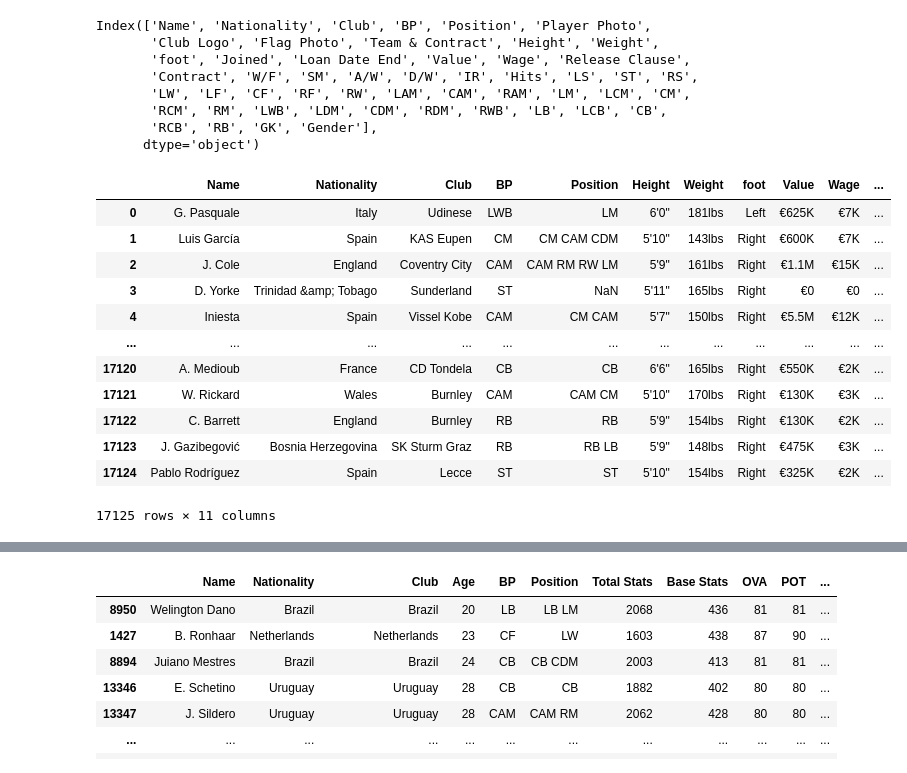
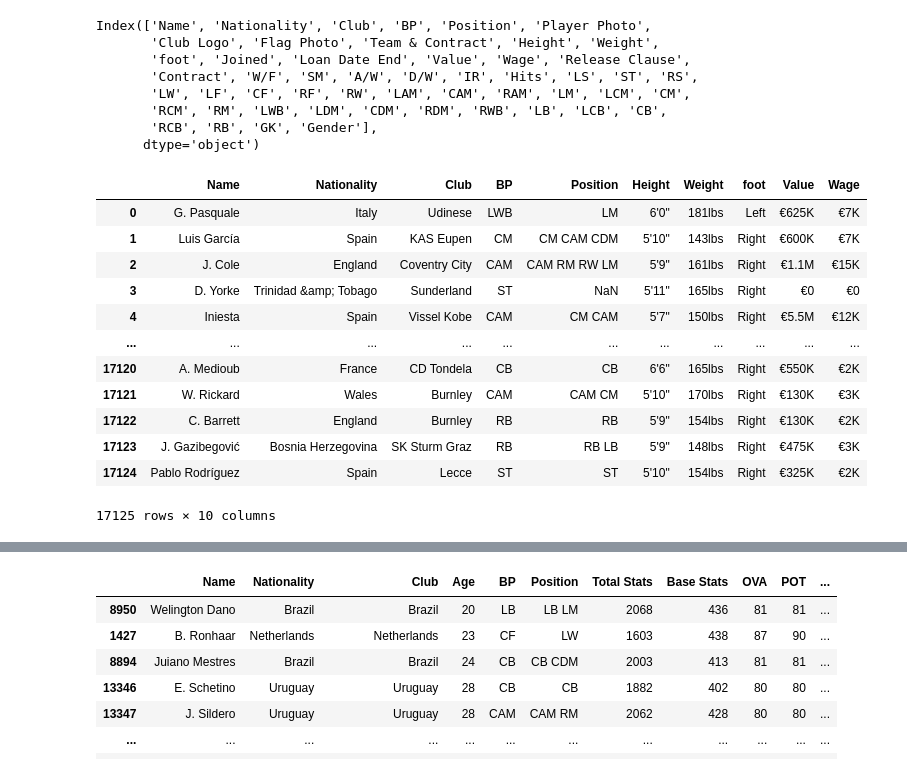
Before and after one commit to RaulRla/Fifa21_Project, a Jupyter notebook: Fifa project.ipynb, the cells around one changed output, grey strips where cells are left out. Cells and saved outputs as stored; diff of their text form; code cells hidden in the pictures.

```diff
--- a/Fifa project.ipynb
+++ b/Fifa project.ipynb
@@ -139,24 +140,24 @@ Index(['Name', 'Nationality', 'Club', 'BP', 'Position', 'Player Photo',
 # %%
 fifa21_male2_categorical.drop(columns=['Joined', 'Loan Date End','Player Photo',
        'Team & Contract', 'W/F', 'SM', 'A/W', 'D/W', 'IR', 'Hits', 'LS', 'ST', 'RS',
        'LW', 'LF', 'CF', 'RF', 'RW', 'LAM', 'CAM', 'RAM', 'LM', 'LCM', 'CM',
        'RCM', 'RM', 'LWB', 'LDM', 'CDM', 'RDM', 'RWB', 'LB', 'LCB', 'CB',
-       'RCB', 'RB', 'GK', 'Gender','Club Logo','Flag Photo', 'Contract'],inplace=True)
+       'RCB', 'RB', 'GK', 'Gender','Club Logo','Flag Photo', 'Contract', 'Release Clause'],inplace=True)
 fifa21_male2_categorical
 # %% [output]
-|  | Name | Nationality | Club | BP | Position | Height | Weight | foot | Value | Wage | ... |
-| 0 | G. Pasquale | Italy | Udinese | LWB | LM | 6'0" | 181lbs | Left | €625K | €7K | ... |
-| 1 | Luis García | Spain | KAS Eupen | CM | CM CAM CDM | 5'10" | 143lbs | Right | €600K | €7K | ... |
-| 2 | J. Cole | England | Coventry City | CAM | CAM RM RW LM | 5'9" | 161lbs | Right | €1.1M | €15K | ... |
-| 3 | D. Yorke | Trinidad &amp; Tobago | Sunderland | ST | NaN | 5'11" | 165lbs | Right | €0 | €0 | ... |
-| 4 | Iniesta | Spain | Vissel Kobe | CAM | CM CAM | 5'7" | 150lbs | Right | €5.5M | €12K | ... |
-| ... | ... | ... | ... | ... | ... | ... | ... | ... | ... | ... | ... |
-| 17120 | A. Medioub | France | CD Tondela | CB | CB | 6'6" | 165lbs | Right | €550K | €2K | ... |
-| 17121 | W. Rickard | Wales | Burnley | CAM | CAM CM | 5'10" | 170lbs | Right | €130K | €3K | ... |
-| 17122 | C. Barrett | England | Burnley | RB | RB | 5'9" | 154lbs | Right | €130K | €2K | ... |
-| 17123 | J. Gazibegović | Bosnia Herzegovina | SK Sturm Graz | RB | RB LB | 5'9" | 148lbs | Right | €475K | €3K | ... |
-| 17124 | Pablo Rodríguez | Spain | Lecce | ST | ST | 5'10" | 154lbs | Right | €325K | €2K | ... |
+|  | Name | Nationality | Club | BP | Position | Height | Weight | foot | Value | Wage |
+| 0 | G. Pasquale | Italy | Udinese | LWB | LM | 6'0" | 181lbs | Left | €625K | €7K |
+| 1 | Luis García | Spain | KAS Eupen | CM | CM CAM CDM | 5'10" | 143lbs | Right | €600K | €7K |
+| 2 | J. Cole | England | Coventry City | CAM | CAM RM RW LM | 5'9" | 161lbs | Right | €1.1M | €15K |
+| 3 | D. Yorke | Trinidad &amp; Tobago | Sunderland | ST | NaN | 5'11" | 165lbs | Right | €0 | €0 |
+| 4 | Iniesta | Spain | Vissel Kobe | CAM | CM CAM | 5'7" | 150lbs | Right | €5.5M | €12K |
+| ... | ... | ... | ... | ... | ... | ... | ... | ... | ... | ... |
+| 17120 | A. Medioub | France | CD Tondela | CB | CB | 6'6" | 165lbs | Right | €550K | €2K |
+| 17121 | W. Rickard | Wales | Burnley | CAM | CAM CM | 5'10" | 170lbs | Right | €130K | €3K |
+| 17122 | C. Barrett | England | Burnley | RB | RB | 5'9" | 154lbs | Right | €130K | €2K |
+| 17123 | J. Gazibegović | Bosnia Herzegovina | SK Sturm Graz | RB | RB LB | 5'9" | 148lbs | Right | €475K | €3K |
+| 17124 | Pablo Rodríguez | Spain | Lecce | ST | ST | 5'10" | 154lbs | Right | €325K | €2K |
-17125 rows × 11 columns
+17125 rows × 10 columns
 # %%
 New_Df_fifa1 = fifa21_male2_categorical.join(df_age_total_base)
 # %%
```
Also changed, not shown: parts of 40 cells of this notebook.
